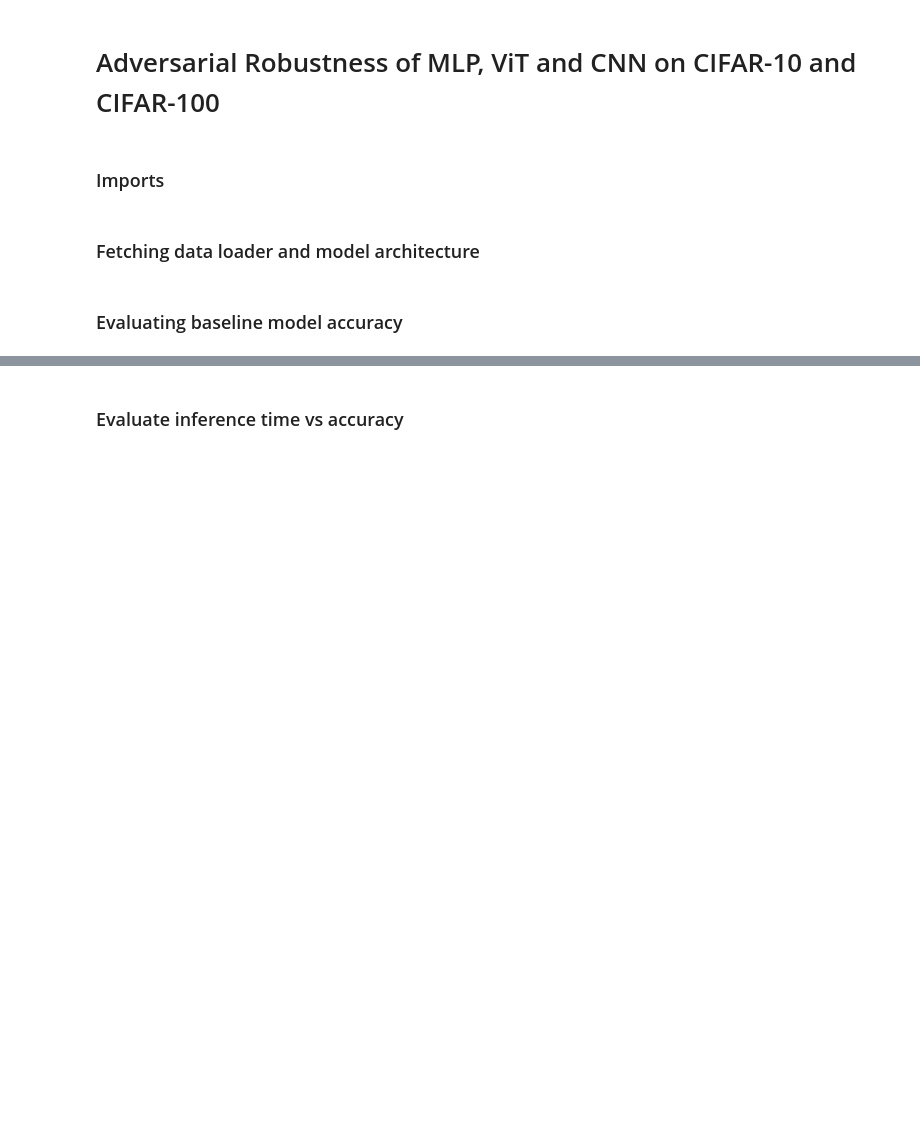
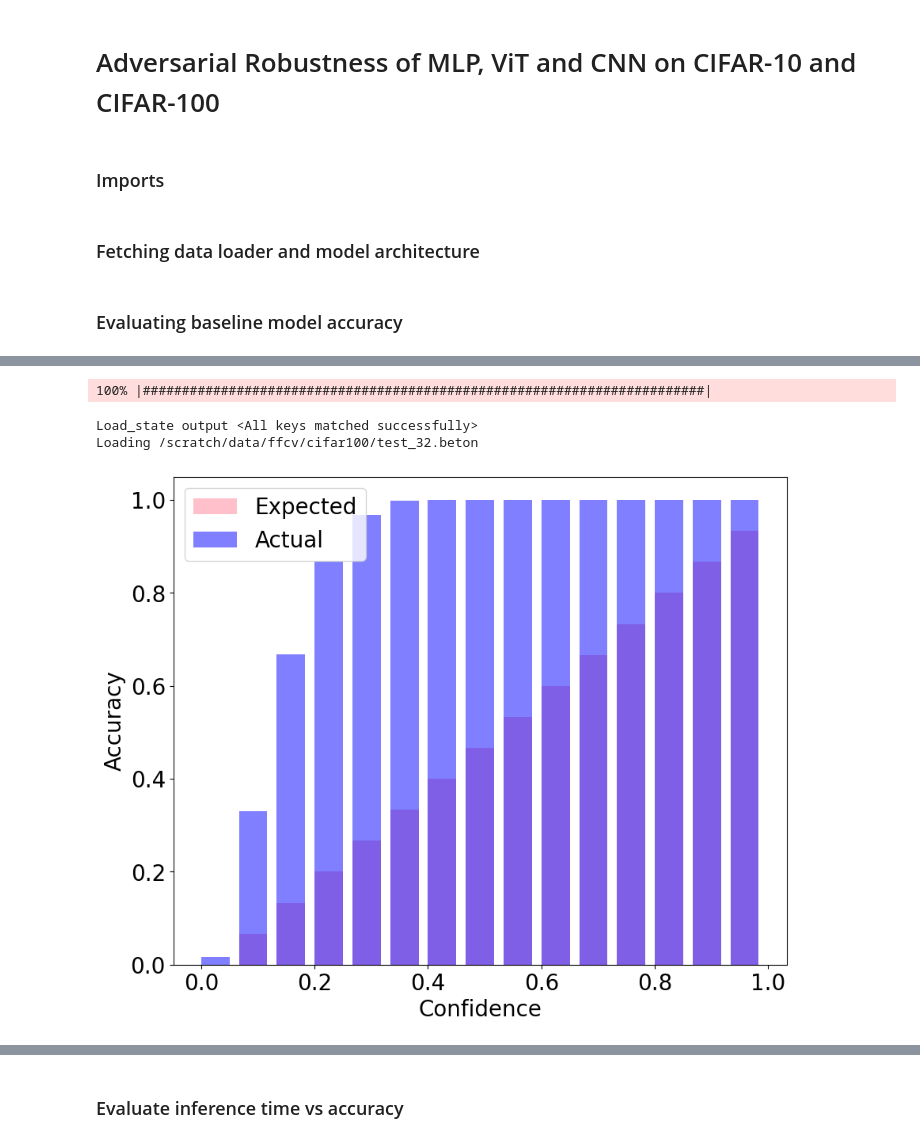
Before and after one commit to angeline-pouget/zooming_in_on_mlps, a Jupyter notebook: 05_inference_time.ipynb, the cells around one changed output, grey strips where cells are left out. Cells and saved outputs as stored; diff of their text form; code cells hidden in the pictures; blank space fills up the shorter version.

```diff
--- a/05_inference_time.ipynb
+++ b/05_inference_time.ipynb
@@ -127,0 +313,32 @@ print("Top 5 Test Accuracy          ", "{:.4f}".format(test_top5))
+# %%
+import torch
+import torch.nn.functional as F
+import matplotlib.pyplot as plt
+from sklearn.calibration import calibration_curve
+
+dataset_name = 'cifar100'
+model_name = 'mlp'
+
+dataloader, model = get_data_and_model(dataset=dataset_name, model=model_name, data_path='/scratch/data/ffcv/')
+model = torch.nn.Sequential(Reshape(64), model)
+
+def reliability_diagram(model, dataloader):
+    model.eval()
+    conf = torch.tensor([])
+    pred = torch.tensor([])
+    targ = torch.tensor([])
+
+    with torch.no_grad():
+        for ims, targs in tqdm(dataloader, desc="Evaluation"):
+            preds = model(ims)
+            p = torch.nn.functional.softmax(preds, dim = 1)
+            correct_class_confidences = p[range(ims.shape[0]), targs]
+            pred_labels = preds.argmax(dim=1)
+            conf = torch.cat((conf, correct_class_confidences))
+            pred = torch.cat((pred, pred_labels))
+            targ = torch.cat((targ, targs))
+
+    reliability_plot(conf, pred, targ)
+
+reliability_diagram(model, dataloader)
+# %% [output]
@@ -127,0 +346,4 @@ print("Top 5 Test Accuracy          ", "{:.4f}".format(test_top5))
+100% |########################################################################|
+Load_state output <All keys matched successfully>
+Loading /scratch/data/ffcv/cifar100/test_32.beton
+[figure, added]
```
Also changed, not shown: parts of 11 cells of this notebook, 1 other file.
